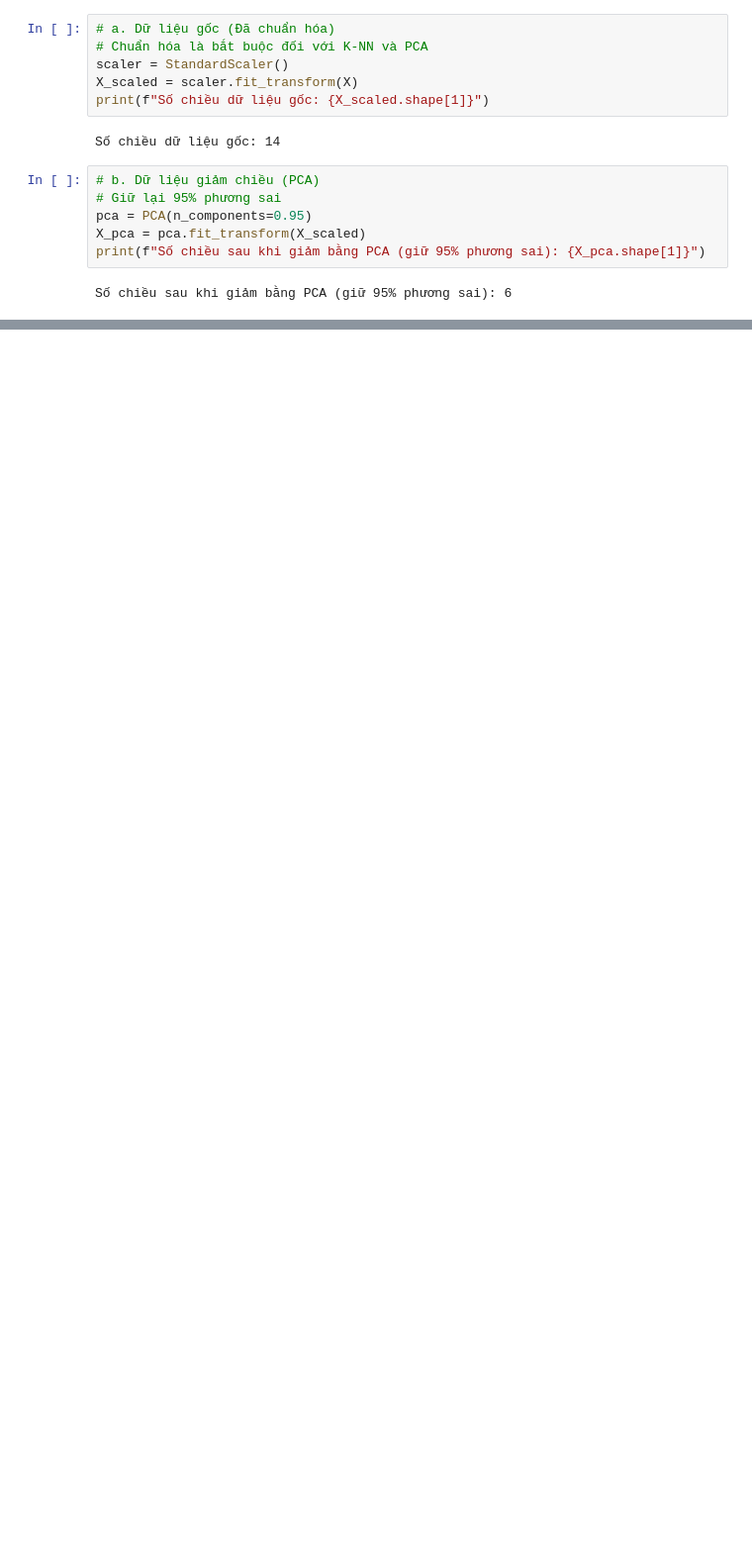
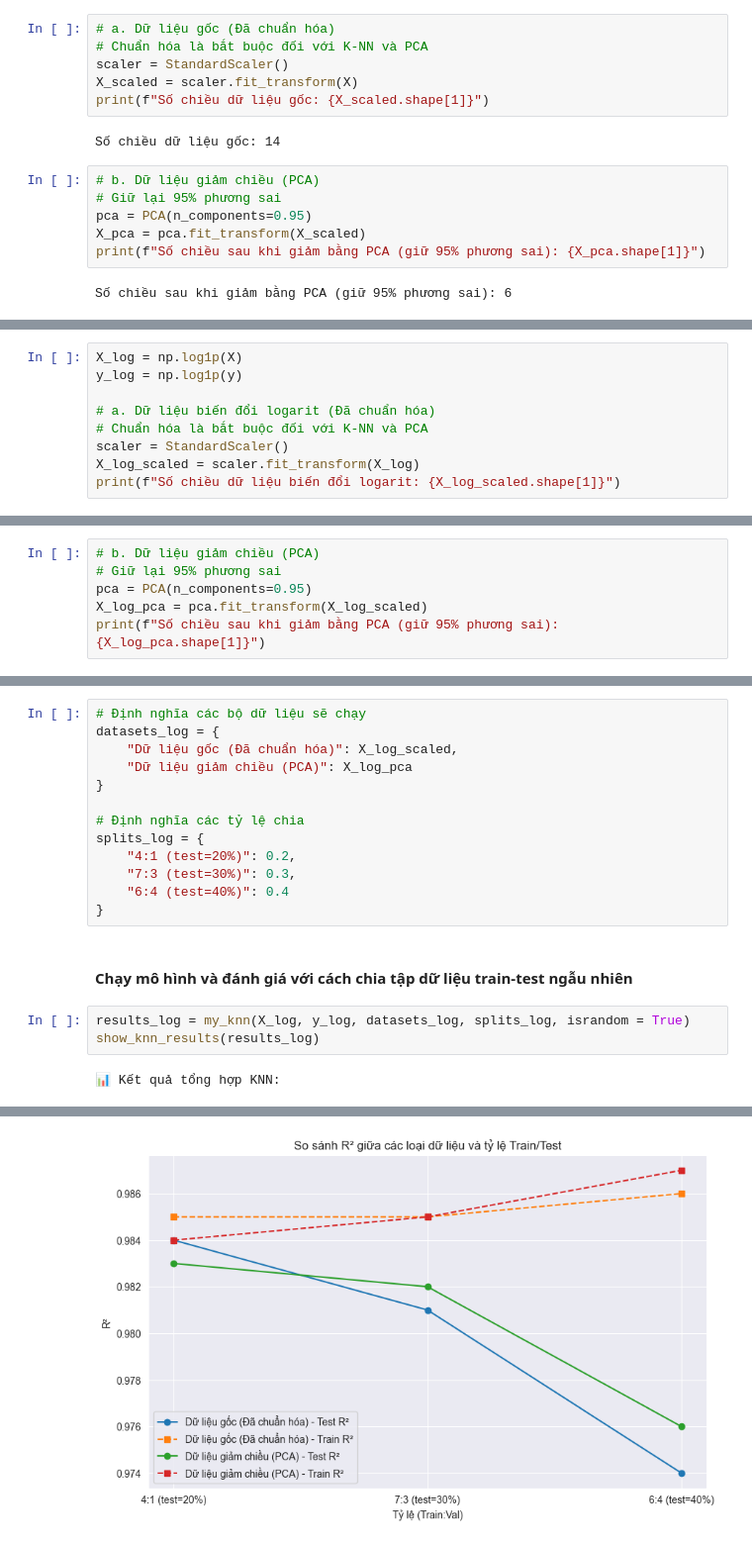
Before and after one commit to theanh-28/machine-learning-project, a Jupyter notebook: K-NN.ipynb, the cells around one changed output, grey strips where cells are left out. Shown at 99% size. Cells and saved outputs as stored; diff of their text form; blank space fills up the shorter version.

```diff
--- a/K-NN.ipynb
+++ b/K-NN.ipynb
@@ -138,0 +198,9 @@ Hoàn thành toàn bộ quá trình sau 0.05 giây.
+# %%
+X_log = np.log1p(X)
+y_log = np.log1p(y)
+
+# a. Dữ liệu biến đổi logarit (Đã chuẩn hóa)
+# Chuẩn hóa là bắt buộc đối với K-NN và PCA
+scaler = StandardScaler()
+X_log_scaled = scaler.fit_transform(X_log)
+print(f"Số chiều dữ liệu biến đổi logarit: {X_log_scaled.shape[1]}")
@@ -138,0 +209,6 @@ Hoàn thành toàn bộ quá trình sau 0.05 giây.
+# %%
+# b. Dữ liệu giảm chiều (PCA)
+# Giữ lại 95% phương sai
+pca = PCA(n_components=0.95)
+X_log_pca = pca.fit_transform(X_log_scaled)
+print(f"Số chiều sau khi giảm bằng PCA (giữ 95% phương sai): {X_log_pca.shape[1]}")
@@ -138,0 +219,20 @@ Hoàn thành toàn bộ quá trình sau 0.05 giây.
+# %%
+# Định nghĩa các bộ dữ liệu sẽ chạy
+datasets_log = {
+    "Dữ liệu gốc (Đã chuẩn hóa)": X_log_scaled,
+    "Dữ liệu giảm chiều (PCA)": X_log_pca
+}
+
+# Định nghĩa các tỷ lệ chia
+splits_log = {
+    "4:1 (test=20%)": 0.2,
+    "7:3 (test=30%)": 0.3,
+    "6:4 (test=40%)": 0.4
+}
+# %% [markdown]
+#### Chạy mô hình và đánh giá với cách chia tập dữ liệu train-test ngẫu nhiên
+# %%
+results_log = my_knn(X_log, y_log, datasets_log, splits_log, israndom = True)
+show_knn_results(results_log)
+# %% [output]
+📊 Kết quả tổng hợp KNN:
@@ -138,0 +246 @@ Hoàn thành toàn bộ quá trình sau 0.05 giây.
+[figure, added]
```
Also changed, not shown: parts of 23 cells of this notebook, 2 other files.
